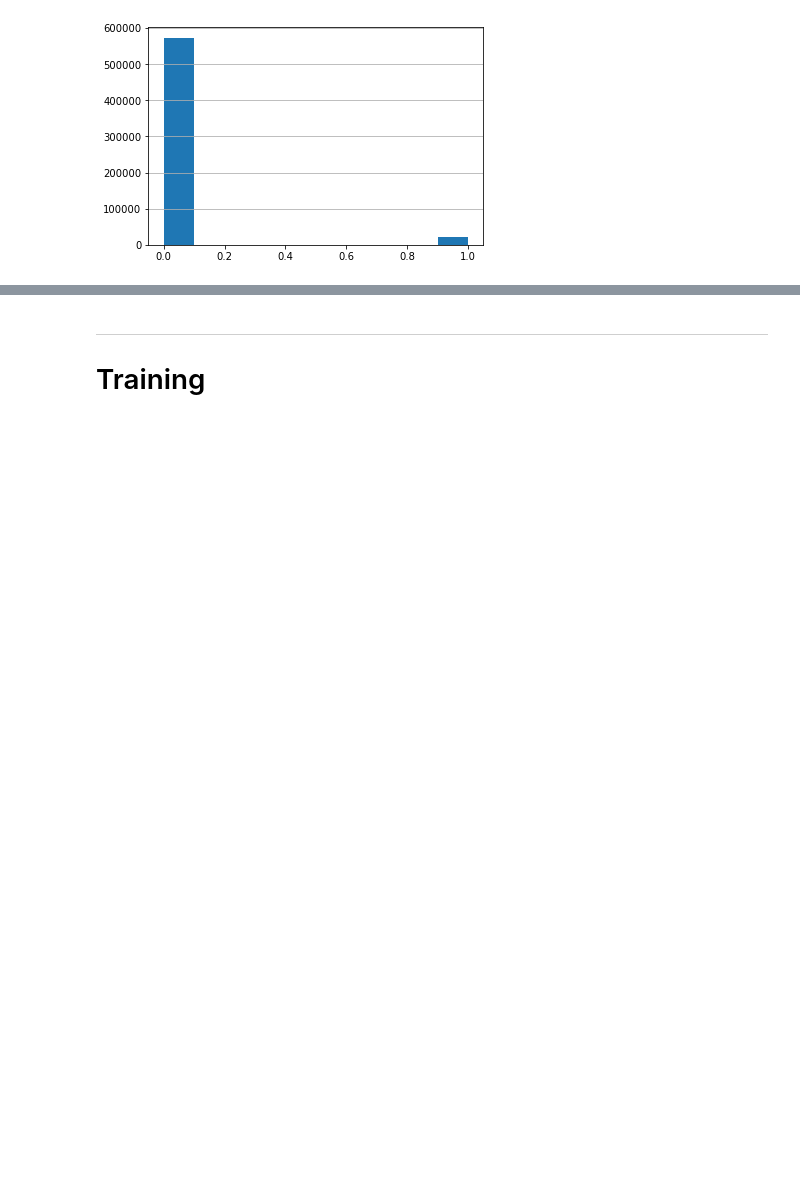
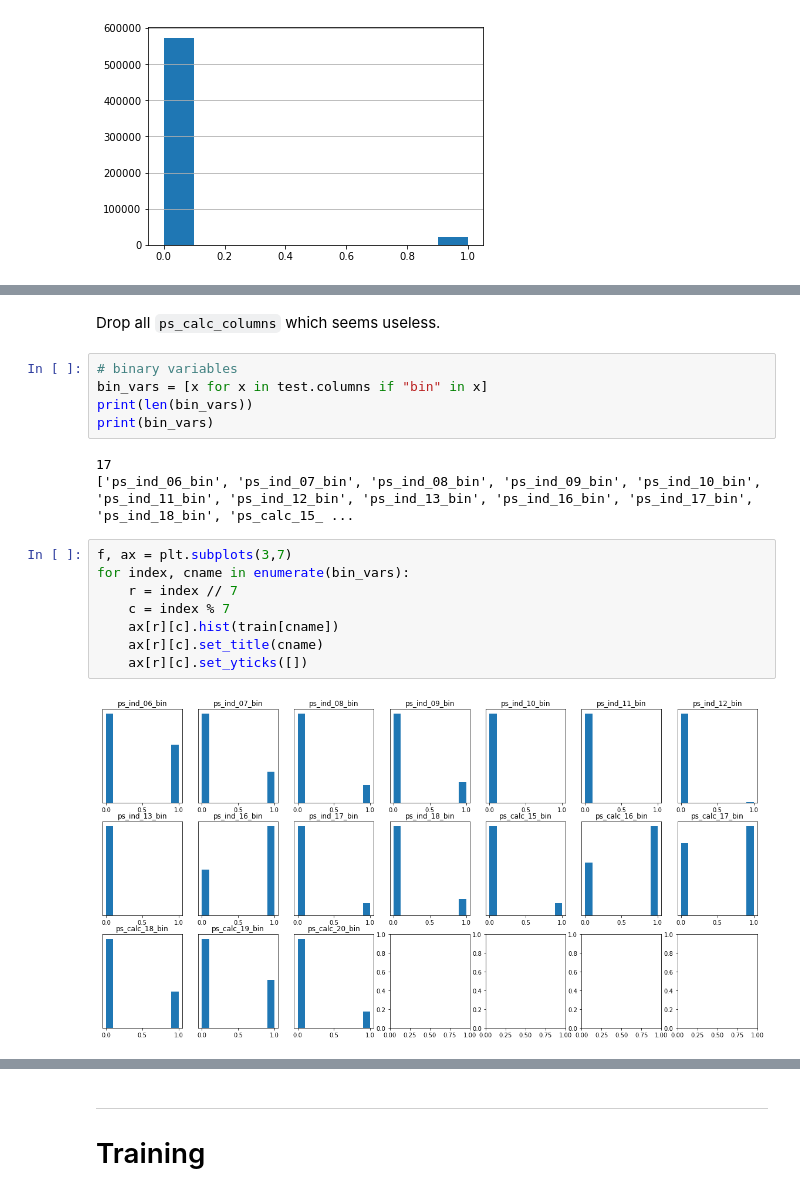
Before and after one commit to zhangyilun/kaggle-port, a Jupyter notebook: script.ipynb, the cells around one changed output, grey strips where cells are left out. Cells and saved outputs as stored; diff of their text form; blank space fills up the shorter version.

```diff
--- a/script.ipynb
+++ b/script.ipynb
@@ -77,0 +106,20 @@ Name: target, dtype: int64
+# %% [markdown]
+Drop all `ps_calc_columns` which seems useless.
+# %%
+# binary variables
+bin_vars = [x for x in test.columns if "bin" in x]
+print(len(bin_vars))
+print(bin_vars)
+# %% [output]
+17
+['ps_ind_06_bin', 'ps_ind_07_bin', 'ps_ind_08_bin', 'ps_ind_09_bin', 'ps_ind_10_bin', 'ps_ind_11_bin', 'ps_ind_12_bin', 'ps_ind_13_bin', 'ps_ind_16_bin', 'ps_ind_17_bin', 'ps_ind_18_bin', 'ps_calc_15_ ...
+# %%
+f, ax = plt.subplots(3,7)
+for index, cname in enumerate(bin_vars):
+    r = index // 7
+    c = index % 7
+    ax[r][c].hist(train[cname])
+    ax[r][c].set_title(cname)
+    ax[r][c].set_yticks([])
+# %% [output]
+[figure, added]
```
Also changed, not shown: parts of 8 cells of this notebook, 2 other files.
